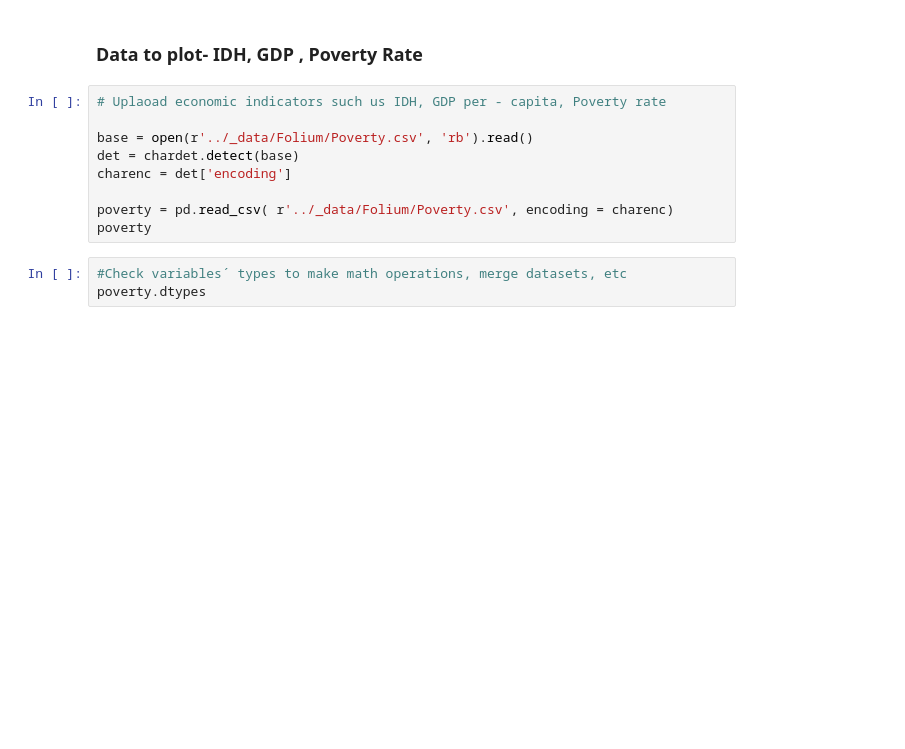
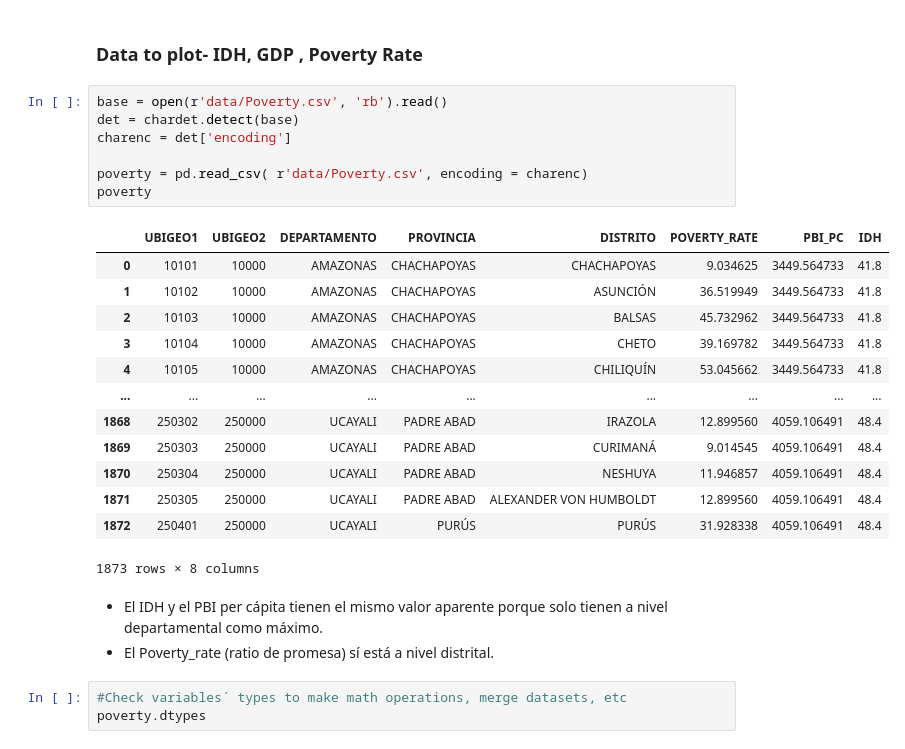
Before and after one commit to ulisesrodas/Python-for-DataScience, a Jupyter notebook: 9. Folium.ipynb, the cells around one changed output. Drawn from its saved outputs; the diff is of its cells as text; blank space fills up the shorter version.

Commit message:
add poverty

```diff
--- a/9. Folium.ipynb
+++ b/9. Folium.ipynb
@@ -314,14 +314,29 @@ dpto1
 # %% [markdown]
 ### Data to plot- IDH, GDP , Poverty Rate
 # %%
-# Uplaoad economic indicators such us IDH, GDP per - capita, Poverty rate
-
-base = open(r'../_data/Folium/Poverty.csv', 'rb').read()
+base = open(r'data/Poverty.csv', 'rb').read()
 det = chardet.detect(base)
 charenc = det['encoding']
 
-poverty = pd.read_csv( r'../_data/Folium/Poverty.csv', encoding = charenc)
+poverty = pd.read_csv( r'data/Poverty.csv', encoding = charenc)
 poverty
+# %% [output]
+|  | UBIGEO1 | UBIGEO2 | DEPARTAMENTO | PROVINCIA | DISTRITO | POVERTY_RATE | PBI_PC | IDH |
+| 0 | 10101 | 10000 | AMAZONAS | CHACHAPOYAS | CHACHAPOYAS | 9.034625 | 3449.564733 | 41.8 |
+| 1 | 10102 | 10000 | AMAZONAS | CHACHAPOYAS | ASUNCIÓN | 36.519949 | 3449.564733 | 41.8 |
+| 2 | 10103 | 10000 | AMAZONAS | CHACHAPOYAS | BALSAS | 45.732962 | 3449.564733 | 41.8 |
+| 3 | 10104 | 10000 | AMAZONAS | CHACHAPOYAS | CHETO | 39.169782 | 3449.564733 | 41.8 |
+| 4 | 10105 | 10000 | AMAZONAS | CHACHAPOYAS | CHILIQUÍN | 53.045662 | 3449.564733 | 41.8 |
+| ... | ... | ... | ... | ... | ... | ... | ... | ... |
+| 1868 | 250302 | 250000 | UCAYALI | PADRE ABAD | IRAZOLA | 12.899560 | 4059.106491 | 48.4 |
+| 1869 | 250303 | 250000 | UCAYALI | PADRE ABAD | CURIMANÁ | 9.014545 | 4059.106491 | 48.4 |
+| 1870 | 250304 | 250000 | UCAYALI | PADRE ABAD | NESHUYA | 11.946857 | 4059.106491 | 48.4 |
+| 1871 | 250305 | 250000 | UCAYALI | PADRE ABAD | ALEXANDER VON HUMBOLDT | 12.899560 | 4059.106491 | 48.4 |
+| 1872 | 250401 | 250000 | UCAYALI | PURÚS | PURÚS | 31.928338 | 4059.106491 | 48.4 |
+1873 rows × 8 columns
+# %% [markdown]
+* El IDH y el PBI per cápita tienen el mismo valor aparente porque solo tienen a nivel departamental como máximo.
+* El Poverty_rate (ratio de promesa) sí está a nivel distrital.
 # %%
 #Check variables´ types to make math operations, merge datasets, etc
 poverty.dtypes
```
Also changed, not shown: 1 other file.
